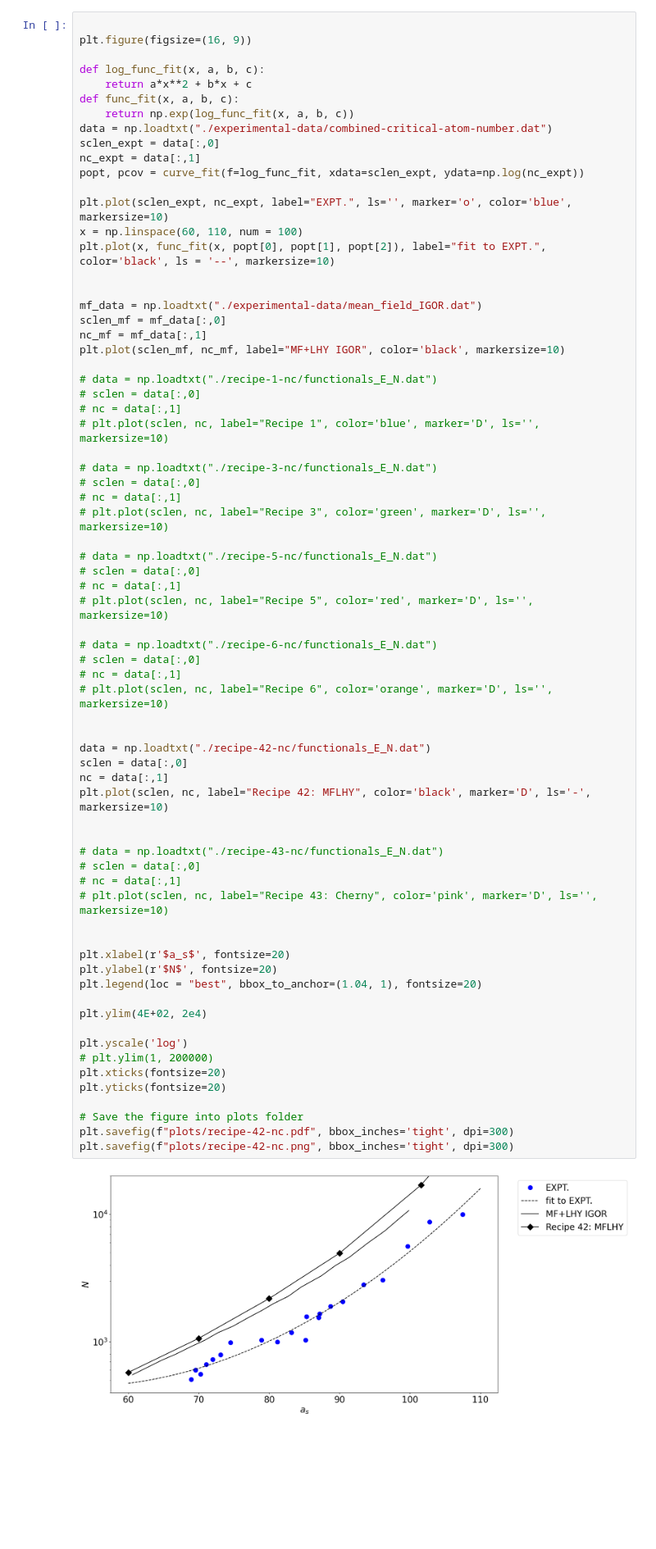
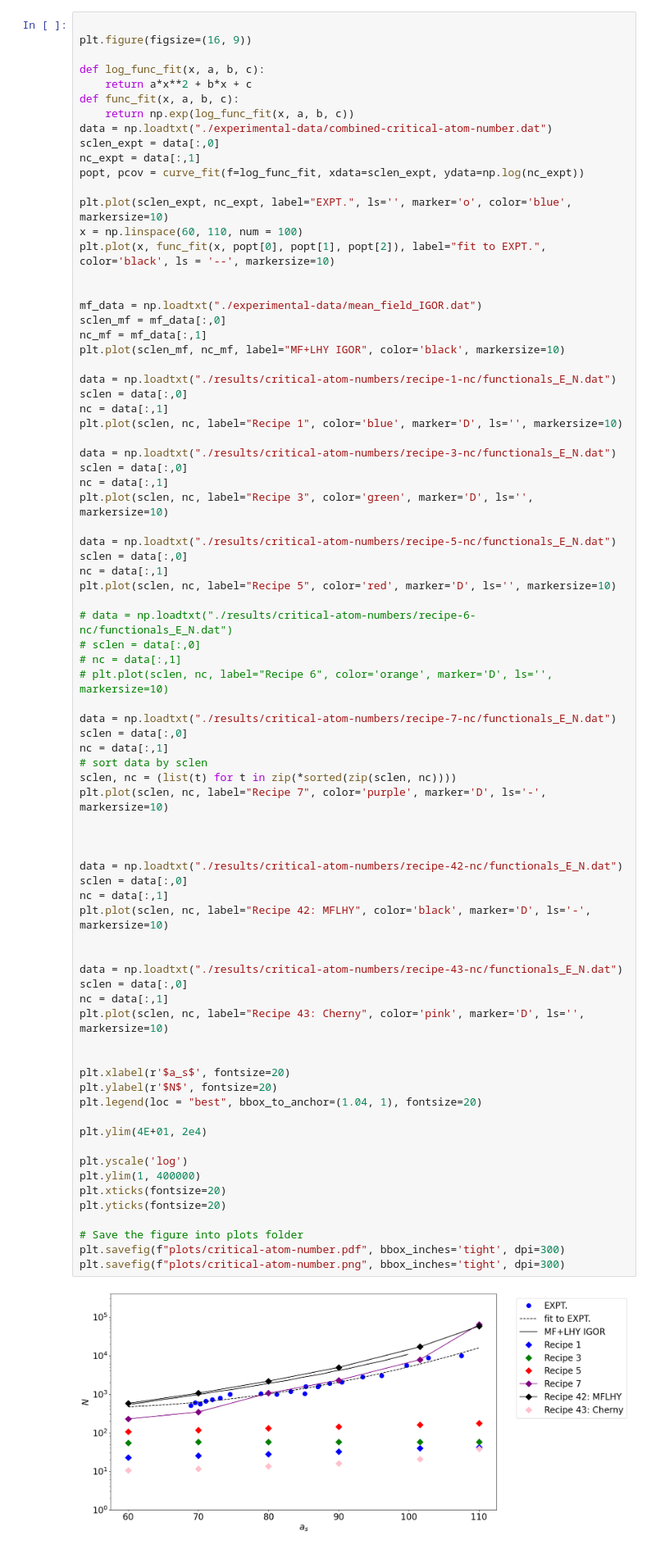
Before and after one commit to viktorcikojevic/dipolar-droplets, a Jupyter notebook: critical_atom_number.ipynb, the cells around one changed output. Shown at 82% size. Drawn from its saved outputs; the diff is of its cells as text; blank space fills up the shorter version.

Commit message:
compared all different recipes

```diff
--- a/critical_atom_number.ipynb
+++ b/critical_atom_number.ipynb
@@ -989,53 +1138,61 @@ mf_data = np.loadtxt("./experimental-data/mean_field_IGOR.dat")
 sclen_mf = mf_data[:,0]
 nc_mf = mf_data[:,1]
 plt.plot(sclen_mf, nc_mf, label="MF+LHY IGOR", color='black', markersize=10)
 
-# data = np.loadtxt("./recipe-1-nc/functionals_E_N.dat")
-# sclen = data[:,0]
-# nc = data[:,1]
-# plt.plot(sclen, nc, label="Recipe 1", color='blue', marker='D', ls='', markersize=10)
+data = np.loadtxt("./results/critical-atom-numbers/recipe-1-nc/functionals_E_N.dat")
+sclen = data[:,0]
+nc = data[:,1]
+plt.plot(sclen, nc, label="Recipe 1", color='blue', marker='D', ls='', markersize=10)
 
-# data = np.loadtxt("./recipe-3-nc/functionals_E_N.dat")
-# sclen = data[:,0]
-# nc = data[:,1]
-# plt.plot(sclen, nc, label="Recipe 3", color='green', marker='D', ls='', markersize=10)
+data = np.loadtxt("./results/critical-atom-numbers/recipe-3-nc/functionals_E_N.dat")
+sclen = data[:,0]
+nc = data[:,1]
+plt.plot(sclen, nc, label="Recipe 3", color='green', marker='D', ls='', markersize=10)
 
-# data = np.loadtxt("./recipe-5-nc/functionals_E_N.dat")
-# sclen = data[:,0]
-# nc = data[:,1]
-# plt.plot(sclen, nc, label="Recipe 5", color='red', marker='D', ls='', markersize=10)
+data = np.loadtxt("./results/critical-atom-numbers/recipe-5-nc/functionals_E_N.dat")
+sclen = data[:,0]
+nc = data[:,1]
+plt.plot(sclen, nc, label="Recipe 5", color='red', marker='D', ls='', markersize=10)
 
-# data = np.loadtxt("./recipe-6-nc/functionals_E_N.dat")
+# data = np.loadtxt("./results/critical-atom-numbers/recipe-6-nc/functionals_E_N.dat")
 # sclen = data[:,0]
 # nc = data[:,1]
 # plt.plot(sclen, nc, label="Recipe 6", color='orange', marker='D', ls='', markersize=10)
 
+data = np.loadtxt("./results/critical-atom-numbers/recipe-7-nc/functionals_E_N.dat")
+sclen = data[:,0]
+nc = data[:,1]
+# sort data by sclen
+sclen, nc = (list(t) for t in zip(*sorted(zip(sclen, nc))))
+plt.plot(sclen, nc, label="Recipe 7", color='purple', marker='D', ls='-', markersize=10)
 
-data = np.loadtxt("./recipe-42-nc/functionals_E_N.dat")
+
+
+data = np.loadtxt("./results/critical-atom-numbers/recipe-42-nc/functionals_E_N.dat")
 sclen = data[:,0]
 nc = data[:,1]
 plt.plot(sclen, nc, label="Recipe 42: MFLHY", color='black', marker='D', ls='-', markersize=10)
 
 
-# data = np.loadtxt("./recipe-43-nc/functionals_E_N.dat")
-# sclen = data[:,0]
-# nc = data[:,1]
-# plt.plot(sclen, nc, label="Recipe 43: Cherny", color='pink', marker='D', ls='', markersize=10)
+data = np.loadtxt("./results/critical-atom-numbers/recipe-43-nc/functionals_E_N.dat")
+sclen = data[:,0]
+nc = data[:,1]
+plt.plot(sclen, nc, label="Recipe 43: Cherny", color='pink', marker='D', ls='', markersize=10)
 
 
 plt.xlabel(r'$a_s$', fontsize=20)
 plt.ylabel(r'$N$', fontsize=20)
 plt.legend(loc = "best", bbox_to_anchor=(1.04, 1), fontsize=20)
 
-plt.ylim(4E+02, 2e4)
+plt.ylim(4E+01, 2e4)
 
 plt.yscale('log')
-# plt.ylim(1, 200000)
+plt.ylim(1, 400000)
 plt.xticks(fontsize=20)
 plt.yticks(fontsize=20)
 
 # Save the figure into plots folder
-plt.savefig(f"plots/recipe-42-nc.pdf", bbox_inches='tight', dpi=300)
-plt.savefig(f"plots/recipe-42-nc.png", bbox_inches='tight', dpi=300)
+plt.savefig(f"plots/critical-atom-number.pdf", bbox_inches='tight', dpi=300)
+plt.savefig(f"plots/critical-atom-number.png", bbox_inches='tight', dpi=300)
 # %% [output]
-[figure, old version]
+[figure, new version]
```
Also changed, not shown: parts of 20 cells of this notebook, 11 other files.
